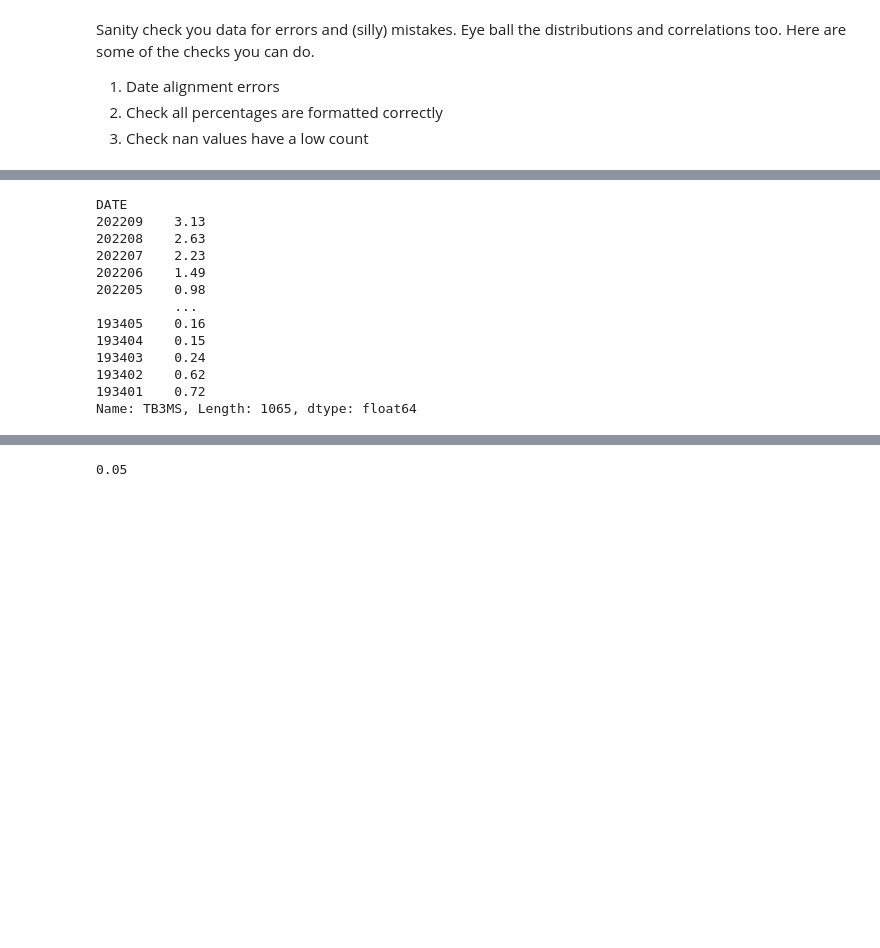
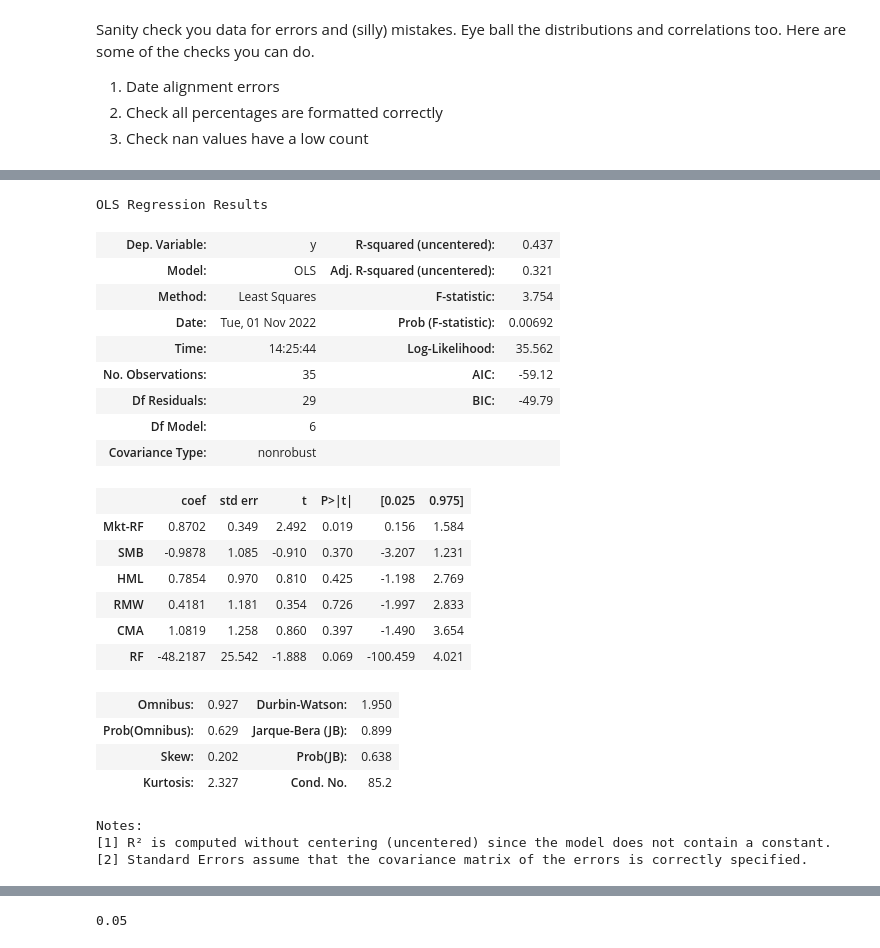
Before and after one commit to danphilps/Investment-SAI, a Jupyter notebook: M6_Investment.ipynb, the cells around one changed output, grey strips where cells are left out. Cells and saved outputs as stored; diff of their text form; code cells hidden in the pictures; blank space fills up the shorter version.

```diff
--- a/M6_Investment.ipynb
+++ b/M6_Investment.ipynb
@@ -284,26 +307,38 @@ from sklearn.metrics import mean_squared_error
 # %%
 sec = 0
-y_train = [(1+df_sec_rets.iloc[sec, j]) / (1+df_tb3ms.iloc[0, j]) for j in range(0, 35)]
-df_tb3ms.iloc[sec, :]
-#X_train = df_ff_factors[:, 0:35]
+y_train = [(1+df_sec_rets.iloc[sec, j]) / (1+df_tb3ms.iloc[0, j]) - 1 for j in range(0, 35)]
+X_train = df_ff_factors.iloc[:, 0:35]
 
-#ols_model = OLS(y_train, X_train)
-#res = ols_model.fit()
+ols_model = OLS(y_train, X_train.transpose())
+res = ols_model.fit()
+
+res.summary()
 
 #loss_train = mean_squared_error(res.predict(X_train_reduced), y_train)
 #loss_test = mean_squared_error(res.predict(X_test_reduced), y_test)
 #loss_hist.loc[loss_hist.shape[0] + 1] = [i, loss]
 # %% [output]
-DATE
-202209    3.13
-202208    2.63
-202207    2.23
-202206    1.49
-202205    0.98
-          ...
-193405    0.16
-193404    0.15
-193403    0.24
-193402    0.62
-193401    0.72
-Name: TB3MS, Length: 1065, dtype: float64
+OLS Regression Results
+| Dep. Variable: | y | R-squared (uncentered): | 0.437 |
+| Model: | OLS | Adj. R-squared (uncentered): | 0.321 |
+| Method: | Least Squares | F-statistic: | 3.754 |
+| Date: | Tue, 01 Nov 2022 | Prob (F-statistic): | 0.00692 |
+| Time: | 14:25:44 | Log-Likelihood: | 35.562 |
+| No. Observations: | 35 | AIC: | -59.12 |
+| Df Residuals: | 29 | BIC: | -49.79 |
+| Df Model: | 6 |  |  |
+| Covariance Type: | nonrobust |  |  |
+|  | coef | std err | t | P>|t| | [0.025 | 0.975] |
+| Mkt-RF | 0.8702 | 0.349 | 2.492 | 0.019 | 0.156 | 1.584 |
+| SMB | -0.9878 | 1.085 | -0.910 | 0.370 | -3.207 | 1.231 |
+| HML | 0.7854 | 0.970 | 0.810 | 0.425 | -1.198 | 2.769 |
+| RMW | 0.4181 | 1.181 | 0.354 | 0.726 | -1.997 | 2.833 |
+| CMA | 1.0819 | 1.258 | 0.860 | 0.397 | -1.490 | 3.654 |
+| RF | -48.2187 | 25.542 | -1.888 | 0.069 | -100.459 | 4.021 |
+| Omnibus: | 0.927 | Durbin-Watson: | 1.950 |
+| Prob(Omnibus): | 0.629 | Jarque-Bera (JB): | 0.899 |
+| Skew: | 0.202 | Prob(JB): | 0.638 |
+| Kurtosis: | 2.327 | Cond. No. | 85.2 |
+Notes:
+[1] R² is computed without centering (uncentered) since the model does not contain a constant.
+[2] Standard Errors assume that the covariance matrix of the errors is correctly specified.
```
Also changed, not shown: parts of 8 cells of this notebook.
